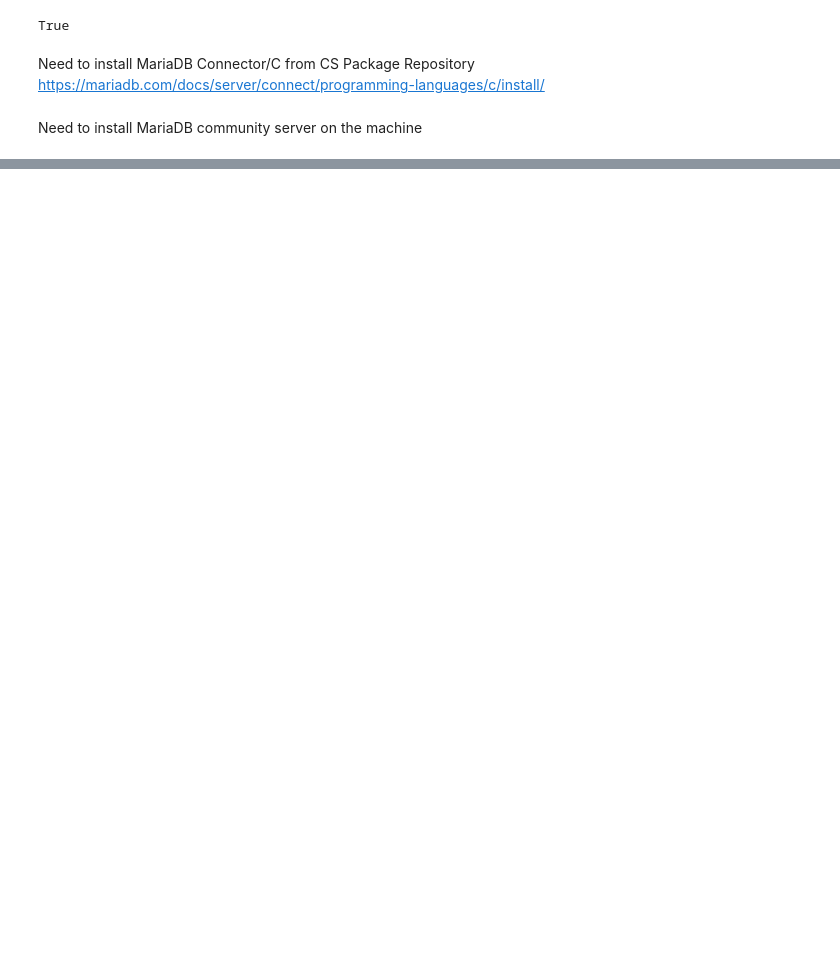
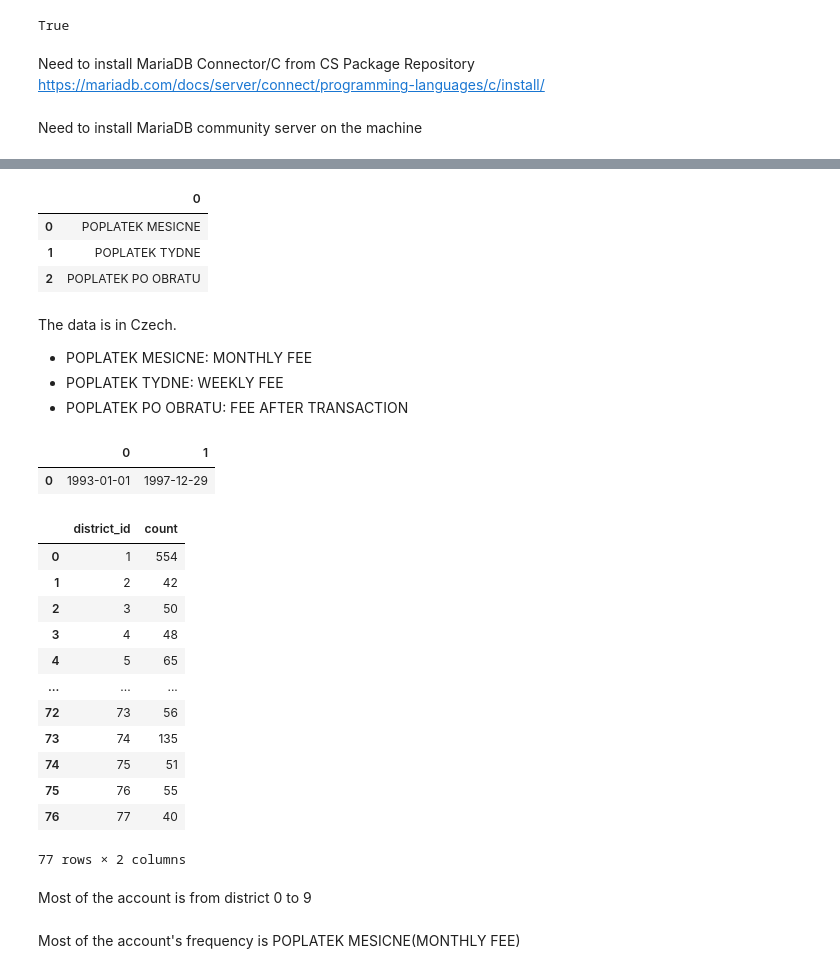
Before and after one commit to cyshen11/loan-prediction-app-aws, a Jupyter notebook: jupyter-nb/EDA.ipynb, the cells around one changed output, grey strips where cells are left out. Cells and saved outputs as stored; diff of their text form; code cells hidden in the pictures; blank space fills up the shorter version.

Commit message:
analyzed account table

```diff
--- a/jupyter-nb/EDA.ipynb
+++ b/jupyter-nb/EDA.ipynb
@@ -62,0 +91,37 @@ df.head()
+# %%
+df = run_query('SELECT DISTINCT frequency FROM account')
+df
+# %% [output]
+|  | 0 |
+| 0 | POPLATEK MESICNE |
+| 1 | POPLATEK TYDNE |
+| 2 | POPLATEK PO OBRATU |
+# %% [markdown]
+The data is in Czech.
+- POPLATEK MESICNE: MONTHLY FEE
+- POPLATEK TYDNE: WEEKLY FEE
+- POPLATEK PO OBRATU: FEE AFTER TRANSACTION
+# %%
+df = run_query('SELECT MIN(date) earliest_date, MAX(date) latest_date FROM account')
+df
+# %% [output]
+|  | 0 | 1 |
+| 0 | 1993-01-01 | 1997-12-29 |
+# %%
+df = run_query('SELECT district_id, COUNT(*) count FROM account GROUP BY district_id')
+df.columns = ['district_id', 'count']
+df
+# %% [output]
+|  | district_id | count |
+| 0 | 1 | 554 |
+| 1 | 2 | 42 |
+| 2 | 3 | 50 |
+| 3 | 4 | 48 |
+| 4 | 5 | 65 |
+| ... | ... | ... |
+| 72 | 73 | 56 |
+| 73 | 74 | 135 |
+| 74 | 75 | 51 |
+| 75 | 76 | 55 |
+| 76 | 77 | 40 |
+77 rows × 2 columns
@@ -62,0 +131,2 @@ df.head()
+# %% [markdown]
+Most of the account is from district 0 to 9
@@ -62,0 +138,2 @@ df.head()
+# %% [markdown]
+Most of the account's frequency is POPLATEK MESICNE(MONTHLY FEE)
```
Also changed, not shown: parts of 12 cells of this notebook.
